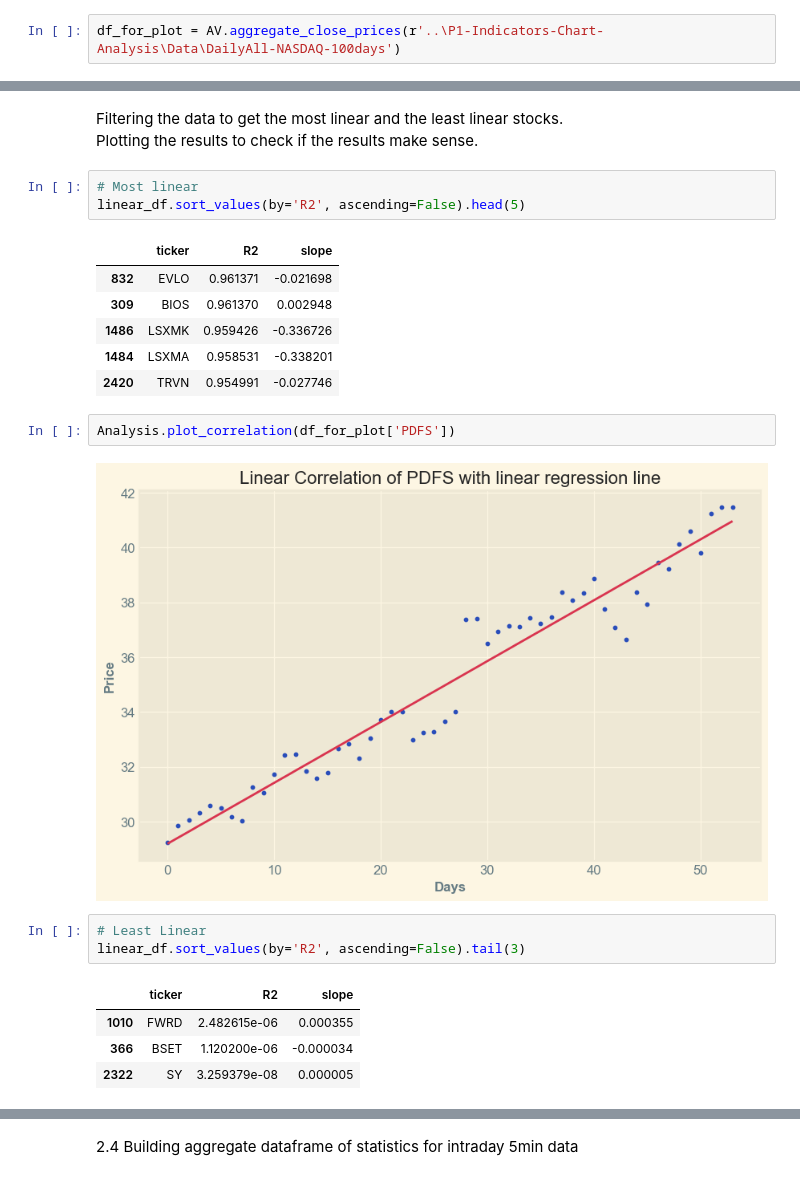
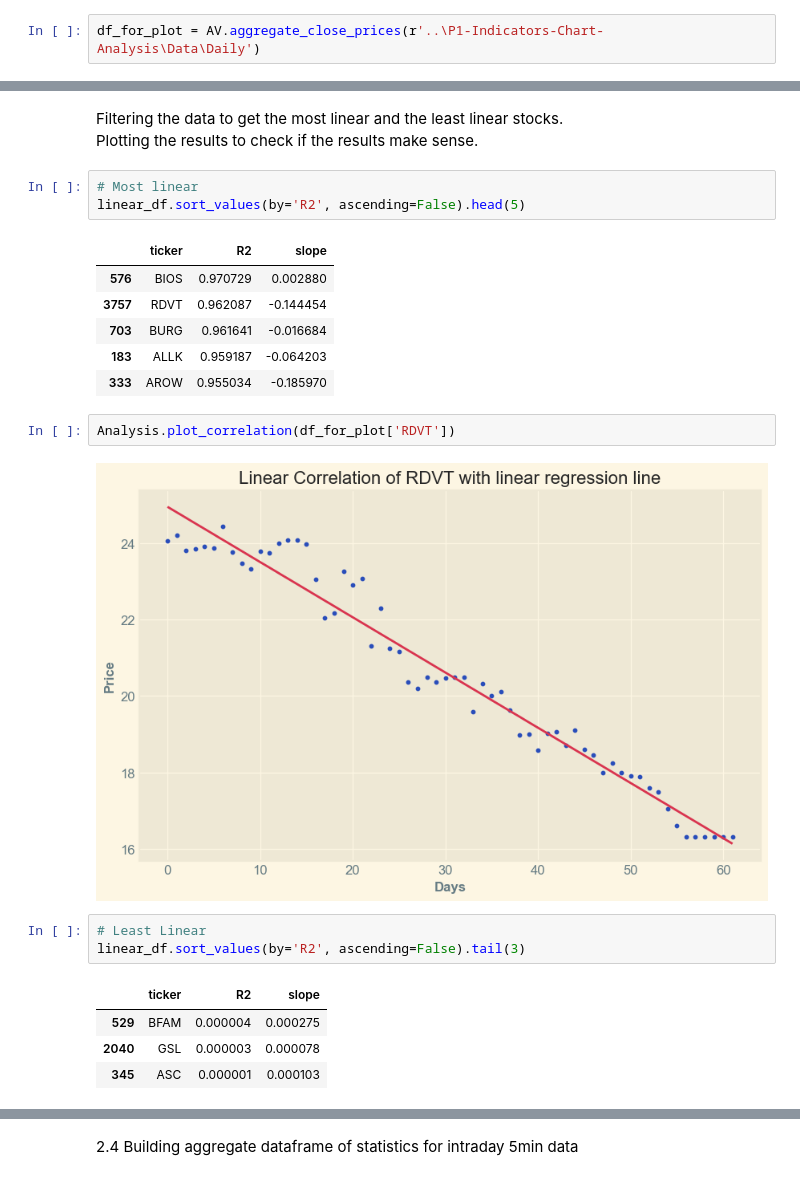
Before and after one commit to Folongton/Stock-Analysis, a Jupyter notebook: P1-Indicators-Chart-Analysis/P1-Chart-Analysis.ipynb, the cells around one changed output, grey strips where cells are left out. Saved outputs shown, nothing was run; the diff lists cells and outputs as text.

```diff
--- a/P1-Indicators-Chart-Analysis/P1-Chart-Analysis.ipynb
+++ b/P1-Indicators-Chart-Analysis/P1-Chart-Analysis.ipynb
@@ -416,7 +398,7 @@ AV.get_intraday_data_for_list(tickers_list=NASDAQ_TICKERS,
 * We can use the slope of the line to determine the trend. The slope will be positive if the stock is trending upwards and negative if the stock is trending downwards.
 * We will use the R2 score to determine how linear the trend is. The high the R2 score the more linear the trend is. We will use the R2 score to rank the stocks.
 # %%
-df_for_plot = AV.aggregate_close_prices(r'..\P1-Indicators-Chart-Analysis\Data\DailyAll-NASDAQ-100days')
+df_for_plot = AV.aggregate_close_prices(r'..\P1-Indicators-Chart-Analysis\Data\Daily')
 # %%
 linear_df = Analysis.find_best_linear_stock(df_for_plot)
 # %% [markdown]
@@ -427,21 +409,21 @@ Plotting the results to check if the results make sense.
 linear_df.sort_values(by='R2', ascending=False).head(5)
 # %% [output]
 |  | ticker | R2 | slope |
-| 832 | EVLO | 0.961371 | -0.021698 |
-| 309 | BIOS | 0.961370 | 0.002948 |
-| 1486 | LSXMK | 0.959426 | -0.336726 |
-| 1484 | LSXMA | 0.958531 | -0.338201 |
-| 2420 | TRVN | 0.954991 | -0.027746 |
+| 576 | BIOS | 0.970729 | 0.002880 |
+| 3757 | RDVT | 0.962087 | -0.144454 |
+| 703 | BURG | 0.961641 | -0.016684 |
+| 183 | ALLK | 0.959187 | -0.064203 |
+| 333 | AROW | 0.955034 | -0.185970 |
 # %%
-Analysis.plot_correlation(df_for_plot['PDFS'])
+Analysis.plot_correlation(df_for_plot['RDVT'])
 # %% [output]
-[figure, old version]
+[figure, new version]
 # %%
 # Least Linear
 linear_df.sort_values(by='R2', ascending=False).tail(3)
 # %% [output]
 |  | ticker | R2 | slope |
-| 1010 | FWRD | 2.482615e-06 | 0.000355 |
-| 366 | BSET | 1.120200e-06 | -0.000034 |
-| 2322 | SY | 3.259379e-08 | 0.000005 |
+| 529 | BFAM | 0.000004 | 0.000275 |
+| 2040 | GSL | 0.000003 | 0.000078 |
+| 345 | ASC | 0.000001 | 0.000103 |
 # %%
```
Also changed, not shown: parts of 70 cells of this notebook.
